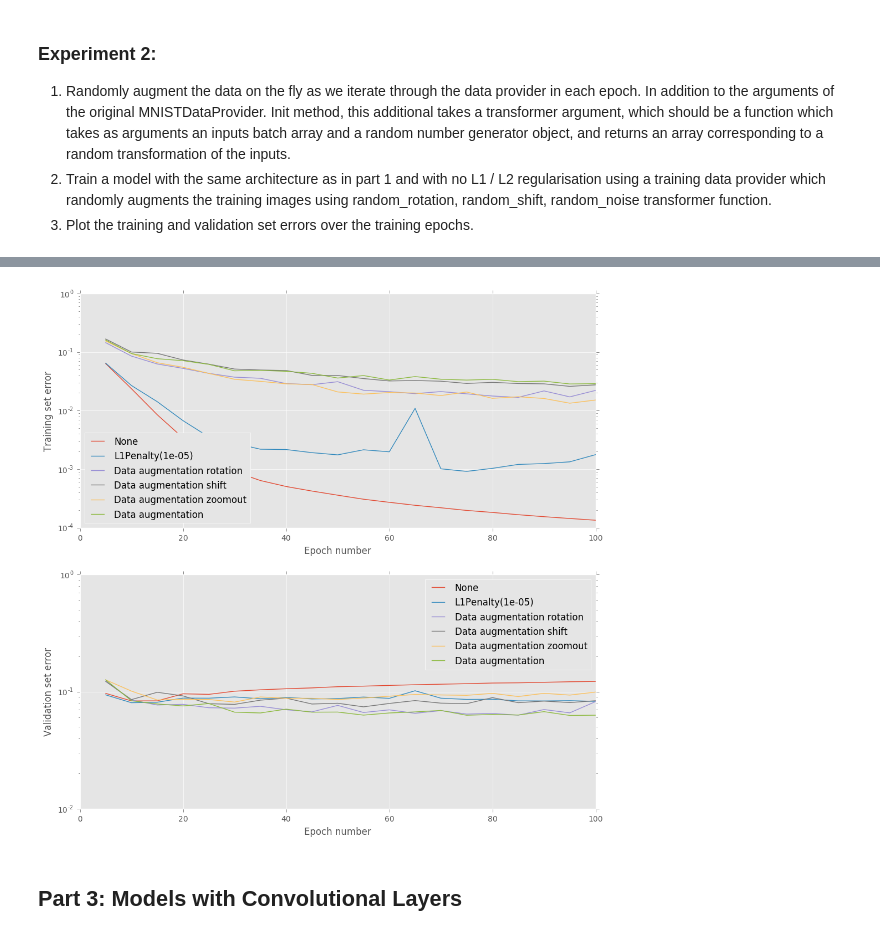
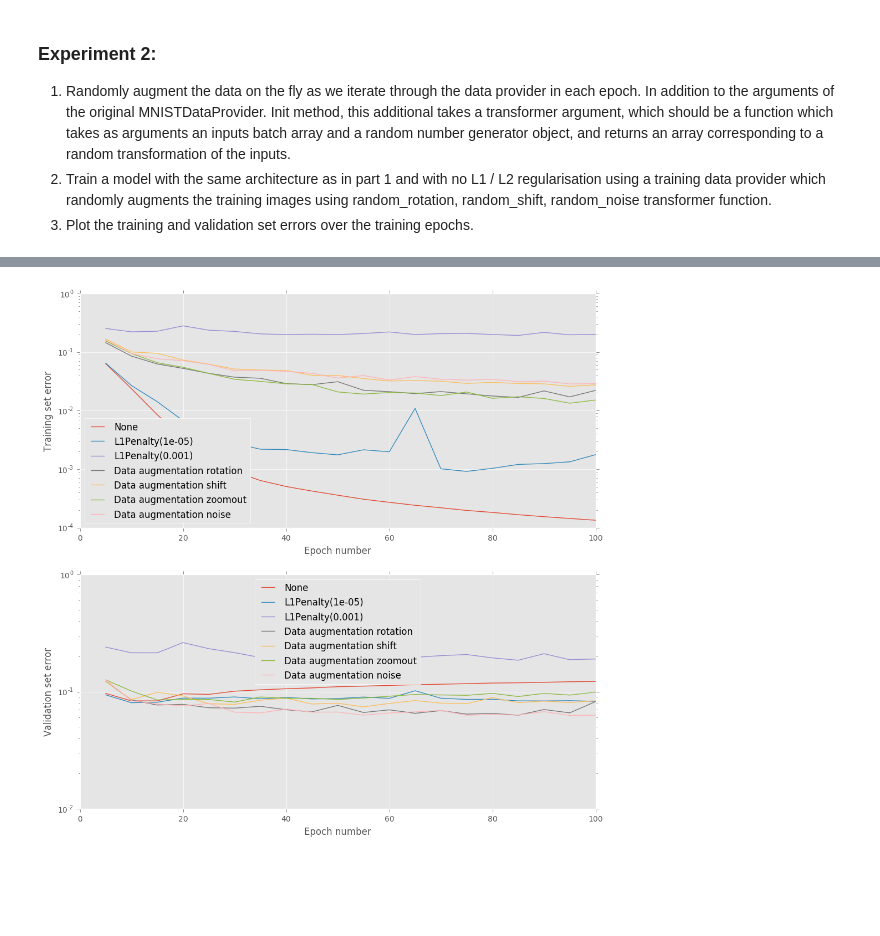
Before and after one commit to SsuYuChan/mlpractical, a Jupyter notebook: notebooks/Coursework_2.ipynb, the cells around one changed output, grey strips where cells are left out. Saved outputs shown, nothing was run; the diff lists cells and outputs as text; code cells hidden in the pictures; blank space fills up the shorter version.

```diff
--- a/notebooks/Coursework_2.ipynb
+++ b/notebooks/Coursework_2.ipynb
@@ -195,12 +195,15 @@ data_monitors = {'acc': lambda y, t: (y.argmax(-1) == t.argmax(-1)).mean()}
 # %%
 weights_penalties = [
     None,
-    L1Penalty(1e-5),
+    L1Penalty(1e-6),
     L1Penalty(1e-3),
-    L2Penalty(1e-4),
+    L2Penalty(1e-5),
     L2Penalty(1e-2),
     combiningL1L2Penalty(1e-3, 1e-2),
-    combiningL1L2Penalty(1e-5, 1e-4)
+    combiningL1L2Penalty(1e-6, 1e-5),
+    combiningL1L2Penalty(1e-3, 1e-5),
+    combiningL1L2Penalty(1e-6, 1e-2)
+
 ]
 run_info = OrderedDict()
 models = OrderedDict()
@@ -405,10 +394,20 @@ def visualise_first_layer_weights(weights, fig_size=(5, 5)):
     plt.show()
     return fig, ax
 # %%
+count = 0
 for weight_penalty, model in models.items():
     print('Regularisation: {0}'.format(weight_penalty))
     _ = plot_param_histogram(model.params[0], interval=[-0.5, 0.5])
+    string1 = str(count) + 'ex1_fig_1.pdf'
+    string2 = str(count) + 'ex1_fig_2.pdf'
+    plt.show()
+    fig.tight_layout()
+    fig.savefig(string1)
     _ = visualise_first_layer_weights(model.params[0])
+    plt.show()
+    fig.tight_layout()
+    fig.savefig(string2)
+    count += 1
 # %% [output]
 Regularisation: None
 [figure]
@@ -425,0 +640,15 @@ Regularisation: L2Penalty(0.0001)
+# %%
+count = 0
+for weight_penalty, model in models.items():
+    print('Regularisation: {0}'.format(weight_penalty))
+    _ = plot_param_histogram(model.params[0], interval=[-0.5, 0.5])
+    string1 = str(count) + '-ex1_fig_1.pdf'
+    string2 = str(count) + '-ex1_fig_2.pdf'
+    plt.show()
+    fig.tight_layout()
+    fig.savefig(string1)
+    _ = visualise_first_layer_weights(model.params[0])
+    plt.show()
+    fig.tight_layout()
+    fig.savefig(string2)
+    count += 1
@@ -648,7 +897,7 @@ ax1 = fig.add_subplot(2, 1, 1)
 ax2 = fig.add_subplot(2, 1, 2)
 count = 0
 for weight_penalty, run in run_info.items():
-    if(count < 2):
+    if(count < 3):
         stats, keys, run_time = run
         ax1.plot(np.arange(1, stats.shape[0]) * stats_interval,
                  stats[1:, keys['error(train)']], label=str(weight_penalty))
@@ -678,35 +927,36 @@ ax1.set_ylabel('Training set error')
 ax1.set_yscale('log')
 ax2.legend(loc=0)
 ax2.set_xlabel('Epoch number')
 ax2.set_ylabel('Validation set error')
 ax2.set_yscale('log')
 
 ax1.plot(np.arange(1, aug_stats.shape[0]) * stats_interval,
          aug_info[2][0][1:, aug_info[2][1]['error(train)']], label='Data augmentation zoomout')
 ax2.plot(np.arange(1, aug_stats.shape[0]) * stats_interval,
          aug_info[2][0][1:, aug_info[2][1]['error(valid)']], label='Data augmentation zoomout')
 ax1.legend(loc=0)
 ax1.set_xlabel('Epoch number')
 ax1.set_ylabel('Training set error')
 ax1.set_yscale('log')
 ax2.legend(loc=0)
 ax2.set_xlabel('Epoch number')
 ax2.set_ylabel('Validation set error')
 ax2.set_yscale('log')
 
 ax1.plot(np.arange(1, aug_stats.shape[0]) * stats_interval,
-         aug_info[3][0][1:, aug_info[3][1]['error(train)']], label='Data augmentation')
+         aug_info[3][0][1:, aug_info[3][1]['error(train)']], label='Data augmentation noise')
 ax2.plot(np.arange(1, aug_stats.shape[0]) * stats_interval,
-         aug_info[3][0][1:, aug_info[3][1]['error(valid)']], label='Data augmentation')
+         aug_info[3][0][1:, aug_info[3][1]['error(valid)']], label='Data augmentation noise')
 ax1.legend(loc=0)
 ax1.set_xlabel('Epoch number')
 ax1.set_ylabel('Training set error')
 ax1.set_yscale('log')
 ax2.legend(loc=0)
 ax2.set_xlabel('Epoch number')
 ax2.set_ylabel('Validation set error')
 ax2.set_yscale('log')
+plt.show()
+fig.tight_layout()
+fig.savefig('ex2-fig-1.pdf')
 # %% [output]
-[figure, old version]
+[figure, new version]
-# %% [markdown]
-## Part 3: Models with Convolutional Layers
```
Also changed, not shown: parts of 16 cells of this notebook.
